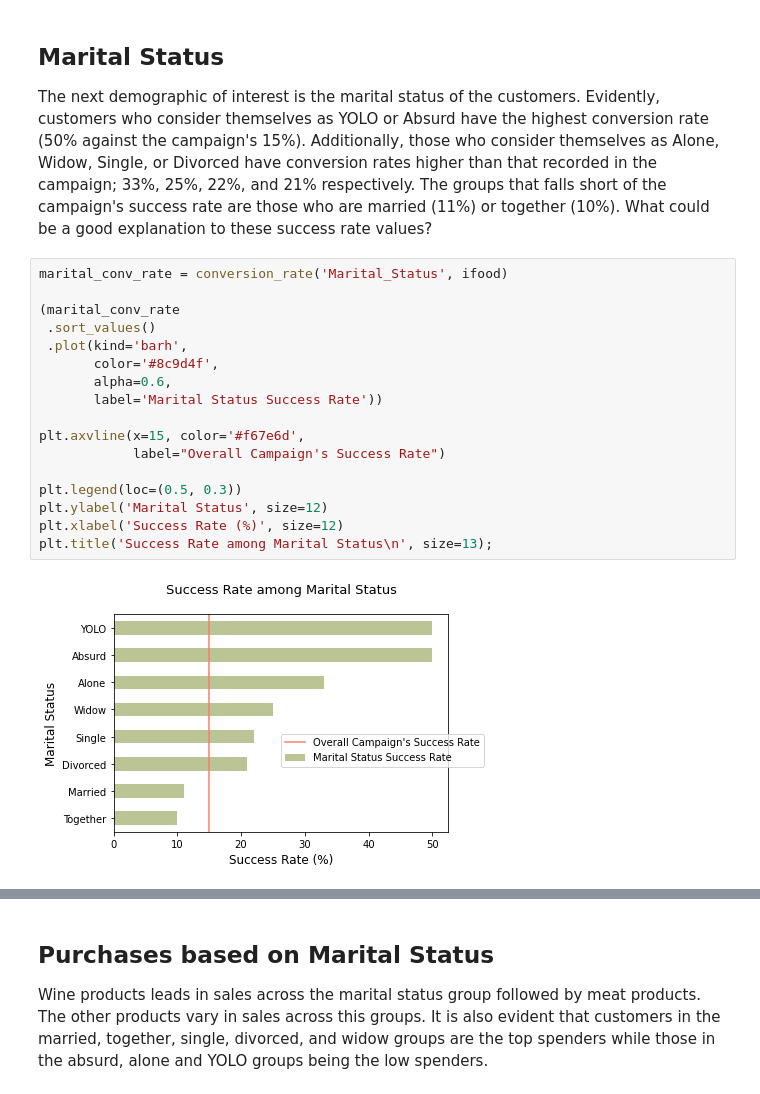
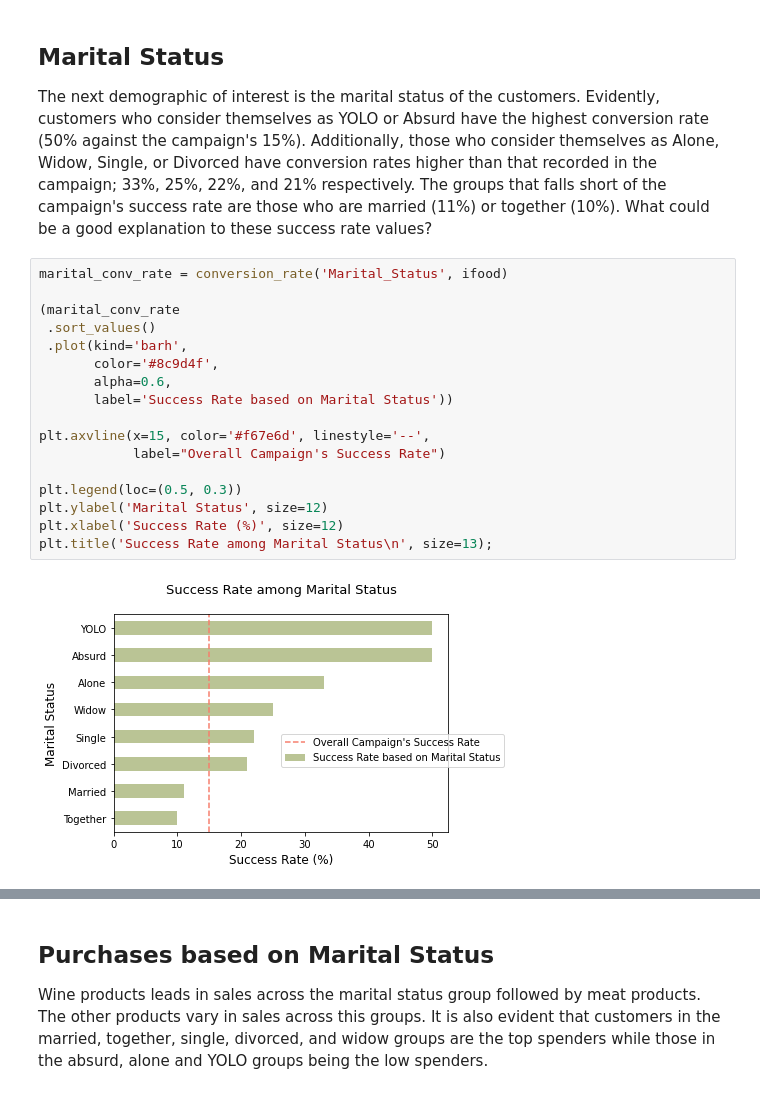
Before and after one commit to Demiga-g/iFood-Marketing-Analysis, a Jupyter notebook: iFood Marketing Analysis.ipynb, the cells around one changed output, grey strips where cells are left out. Cells and saved outputs as stored; diff of their text form.

```diff
--- a/iFood Marketing Analysis.ipynb
+++ b/iFood Marketing Analysis.ipynb
@@ -210,20 +219,20 @@ The next demographic of interest is the marital status of the customers. Evident
 # %%
 marital_conv_rate = conversion_rate('Marital_Status', ifood)
 
 (marital_conv_rate
  .sort_values()
  .plot(kind='barh',
        color='#8c9d4f',
        alpha=0.6,
-       label='Marital Status Success Rate'))
+       label='Success Rate based on Marital Status'))
 
-plt.axvline(x=15, color='#f67e6d',
+plt.axvline(x=15, color='#f67e6d', linestyle='--',
             label="Overall Campaign's Success Rate")
 
 plt.legend(loc=(0.5, 0.3))
 plt.ylabel('Marital Status', size=12)
 plt.xlabel('Success Rate (%)', size=12)
 plt.title('Success Rate among Marital Status\n', size=13);
 # %% [output]
-[figure, old version]
+[figure, new version]
 # %% [markdown]
```
Also changed, not shown: parts of 72 cells of this notebook.
